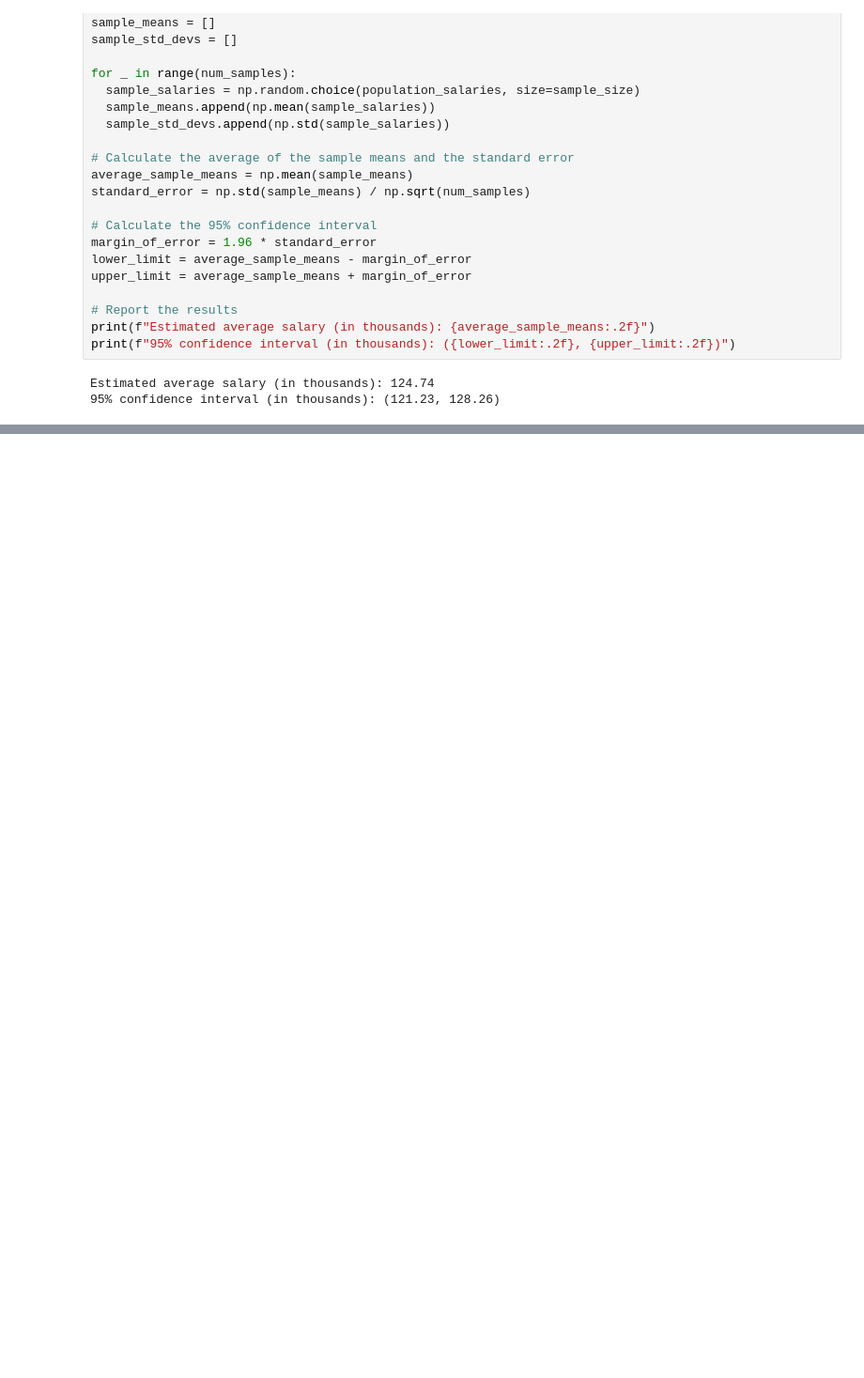
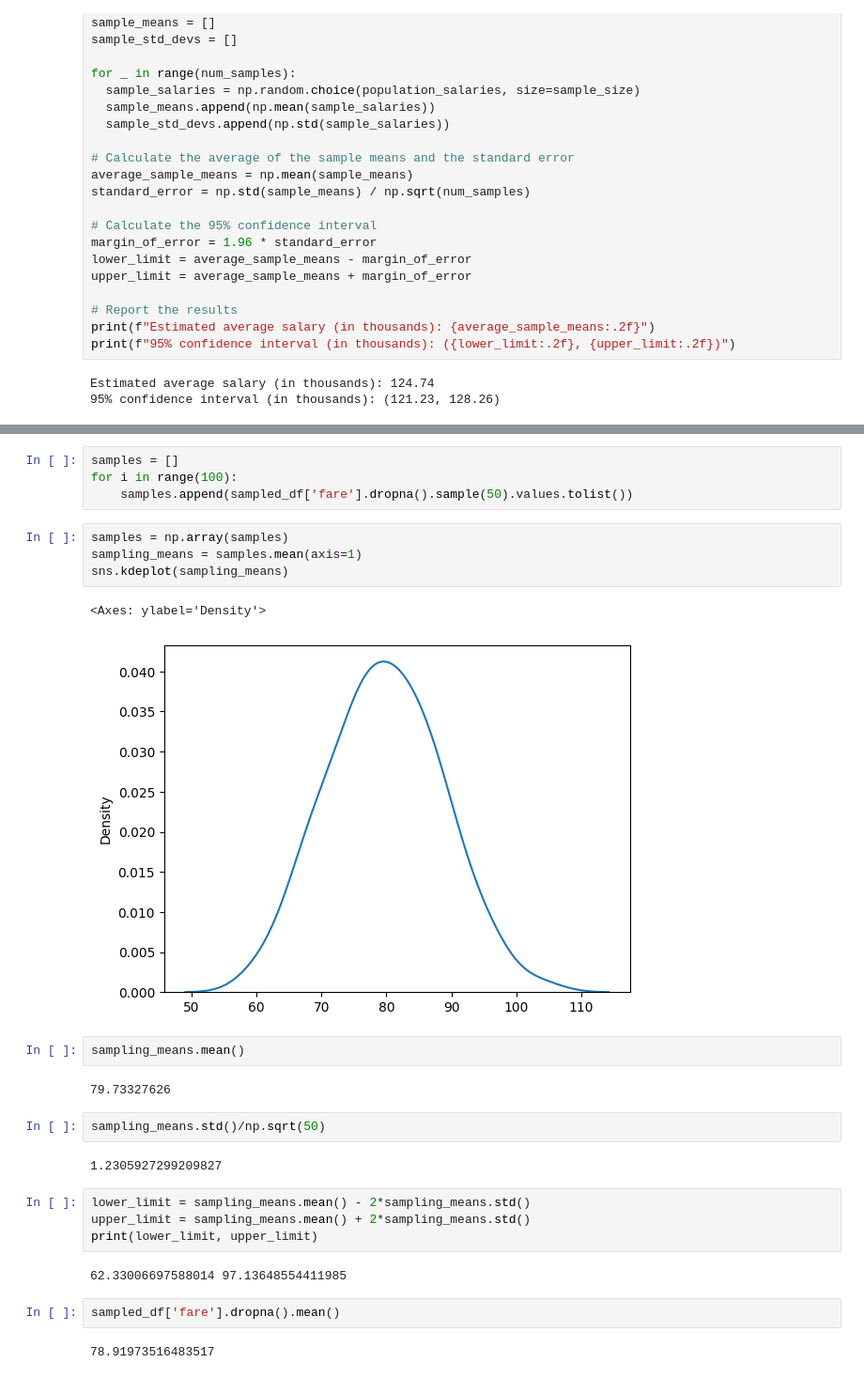
Before and after one commit to NeonLabs146/General_stuffs, a Jupyter notebook: Central_limit_theorem(CLT).ipynb, the cells around one changed output, grey strips where cells are left out. Shown: that part at 94% size. Saved outputs shown, nothing was run; the diff lists cells and outputs as text; blank space fills up the shorter version.

```diff
--- a/Central_limit_theorem(CLT).ipynb
+++ b/Central_limit_theorem(CLT).ipynb
@@ -243,0 +320,29 @@ Estimated average salary (in thousands): 124.74
+# %%
+samples = []
+for i in range(100):
+    samples.append(sampled_df['fare'].dropna().sample(50).values.tolist())
+# %%
+samples = np.array(samples)
+sampling_means = samples.mean(axis=1)
+sns.kdeplot(sampling_means)
+# %% [output]
+<Axes: ylabel='Density'>
+[figure, added]
+# %%
+sampling_means.mean()
+# %% [output]
+79.73327626
+# %%
+sampling_means.std()/np.sqrt(50)
+# %% [output]
+1.2305927299209827
+# %%
+lower_limit = sampling_means.mean() - 2*sampling_means.std()
+upper_limit = sampling_means.mean() + 2*sampling_means.std()
+print(lower_limit, upper_limit)
+# %% [output]
+62.33006697588014 97.13648554411985
+# %%
+sampled_df['fare'].dropna().mean()
+# %% [output]
+78.91973516483517
```
Also changed, not shown: parts of 11 cells of this notebook.
